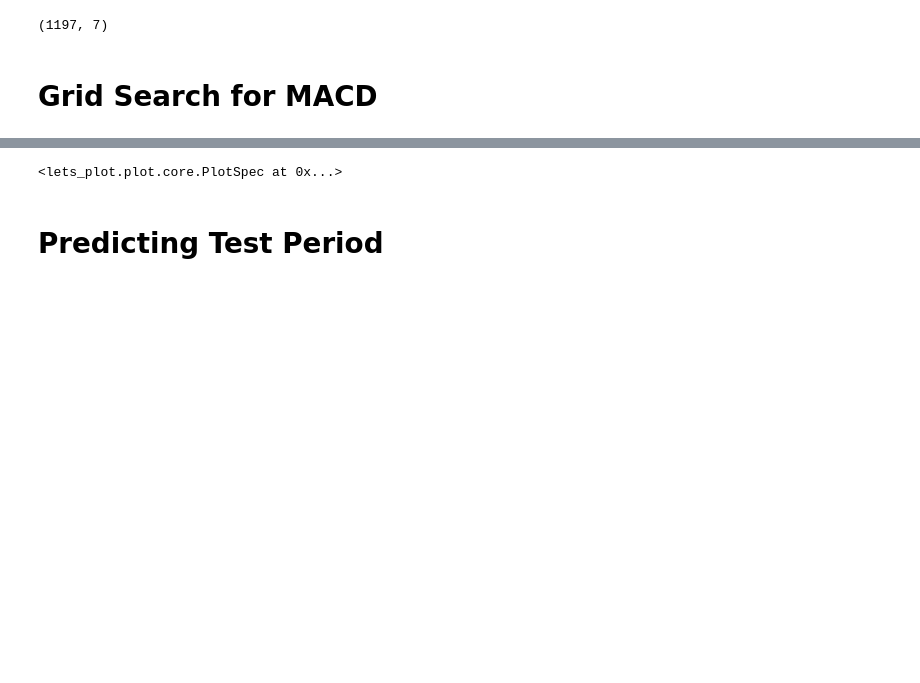
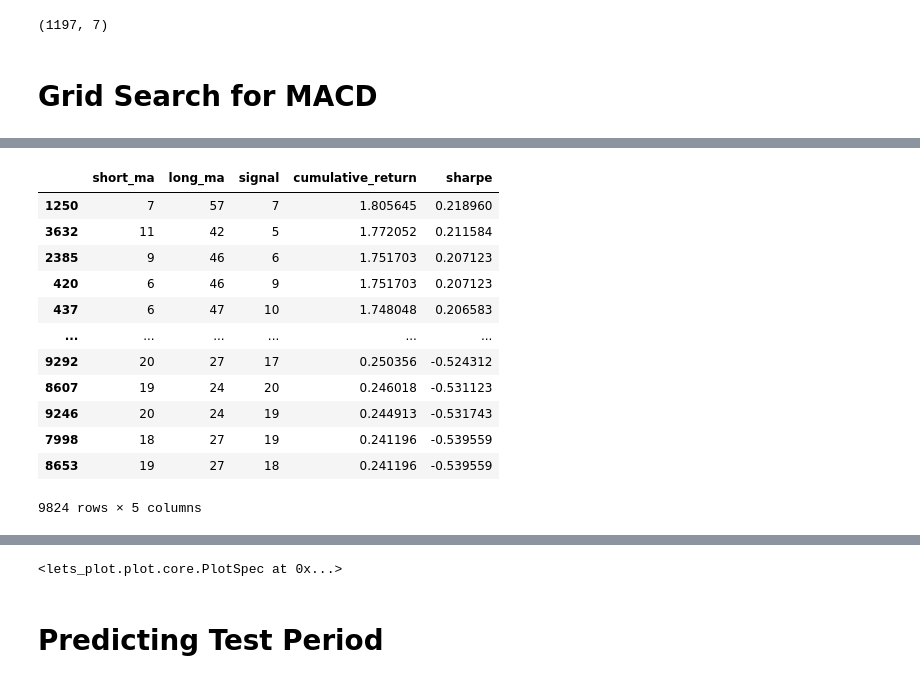
Before and after one commit to njh18/qf627-project, a Jupyter notebook: QF627_group_9_MACD.ipynb, the cells around one changed output, grey strips where cells are left out. Drawn from its saved outputs; the diff is of its cells as text; code cells hidden in the pictures; blank space fills up the shorter version.

```diff
--- a/QF627_group_9_MACD.ipynb
+++ b/QF627_group_9_MACD.ipynb
@@ -128,3 +128,11 @@ df_test.shape
 (1197, 7)
 # %% [markdown]
 # Grid Search for MACD
+# %%
+results = []
+short_choices  = list(range(6, 21))     # 6–20
+long_choices   = list(range(20, 61))    # 20–60
+signal_choices = list(range(5, 21))     # 5–20
+starting_capital = 100_000.0
+price_col = 'Close'
+allow_short = False
@@ -137,40 +183,34 @@ starting_capital = 100_000.0
 price_col = 'Close'
 allow_short = True
 
+
+tasks = []
+
 for short_ma in short_choices:
     for long_ma in long_choices:
         if long_ma <= short_ma:
             continue
         for signal in signal_choices:
+            tasks.append((short_ma, long_ma, signal))
 
-            spans = (short_ma, long_ma, signal)
+# ---- RUN USING ALL CORES ----
+results = Parallel(n_jobs=-1, verbose=10)(
+    delayed(evaluate_macd_params)(
+        short_ma, long_ma, signal,
+        df_train=df_train,
+        price_col=price_col,
+        starting_capital=starting_capital,
+        allow_short=allow_short
+    )
+    for short_ma, long_ma, signal in tasks
+)
 
-            train = df_train.copy()
+results_df=\
+(
+    pd.DataFrame(results).sort_values(
+        by="cumulative_return", ascending=False
+    )
+)
 
-            # 1. Compute MACD
-            train = compute_MACD(train, list(spans), price_column=price_col)
-
-            # 2. Generate positions/signals
-            train = generate_signal(train, allow_short=allow_short)
-
-            # 3. Compute portfolio performance
-            train = compute_portfolio_fixed_shares(
-                train,
-                price_column=price_col,
-                position_column="positions",
-                initial_capital=starting_capital,
-                num_of_shares=10,
-                cost_per_trade=0.0
-            )
-
-            # compute training performance
-            train_return = train['cumulative_strategy_returns'].iloc[-1]
-            train_sharpe = train["strategy_returns"].mean() / train["strategy_returns"].std() * np.sqrt(252)
-
-            results.append({
-                "short_ma": short_ma,
-                "long_ma": long_ma,
-                "signal": signal,
-                "cumulative_return": train_return,
-                "sharpe": train_sharpe
-            })
+results_df
+# %% [output]
@@ -176,0 +234,13 @@ for short_ma in short_choices:
+|  | short_ma | long_ma | signal | cumulative_return | sharpe |
+| 1250 | 7 | 57 | 7 | 1.805645 | 0.218960 |
+| 3632 | 11 | 42 | 5 | 1.772052 | 0.211584 |
+| 2385 | 9 | 46 | 6 | 1.751703 | 0.207123 |
+| 420 | 6 | 46 | 9 | 1.751703 | 0.207123 |
+| 437 | 6 | 47 | 10 | 1.748048 | 0.206583 |
+| ... | ... | ... | ... | ... | ... |
+| 9292 | 20 | 27 | 17 | 0.250356 | -0.524312 |
+| 8607 | 19 | 24 | 20 | 0.246018 | -0.531123 |
+| 9246 | 20 | 24 | 19 | 0.244913 | -0.531743 |
+| 7998 | 18 | 27 | 19 | 0.241196 | -0.539559 |
+| 8653 | 19 | 27 | 18 | 0.241196 | -0.539559 |
+9824 rows × 5 columns
```
Also changed, not shown: parts of 9 cells of this notebook, 2 other files.
